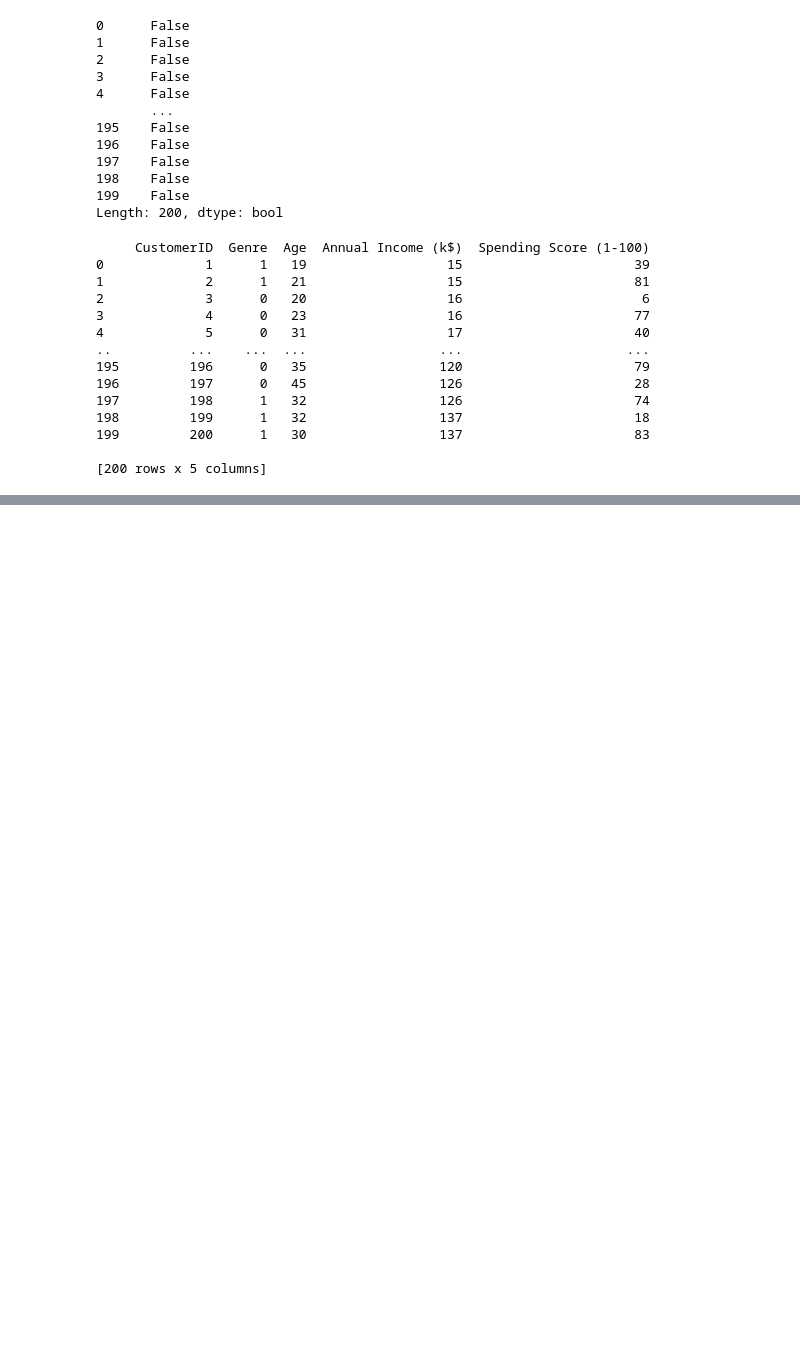
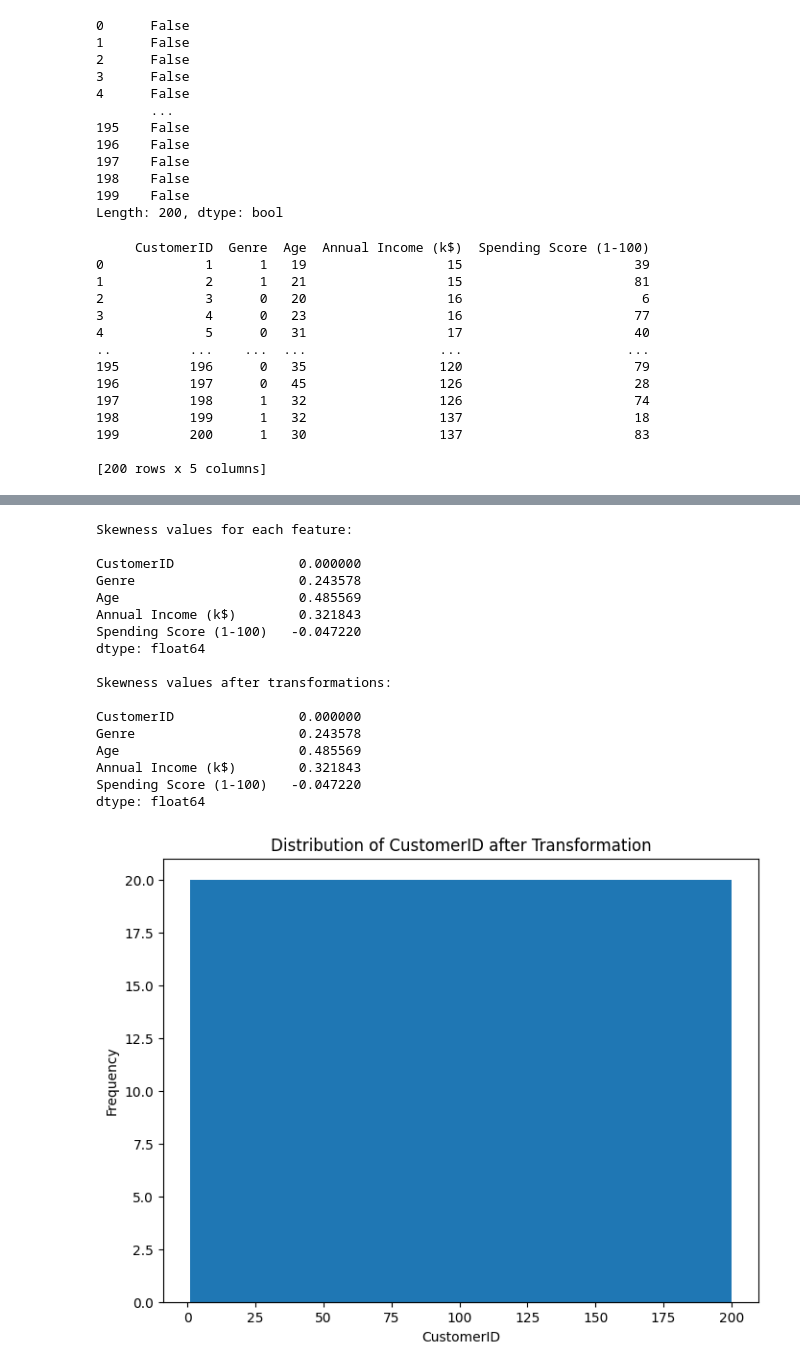
Before and after one commit to JaveriaIrfan686/Mall-Customer-by-using-Clustering, a Jupyter notebook: mall customer clustering.ipynb, the cells around one changed output, grey strips where cells are left out. Cells and saved outputs as stored; diff of their text form; code cells hidden in the pictures; blank space fills up the shorter version.

```diff
--- a/mall customer clustering.ipynb
+++ b/mall customer clustering.ipynb
@@ -194,0 +308,68 @@ Index: []
+# %%
+import pandas as pd
+import numpy as np
+
+
+# Create a DataFrame from the data
+df = pd.DataFrame(df_encoded)
+
+# Calculate skewness for each numeric feature
+skewness = df.apply(lambda x: x.skew())
+
+# Print skewness values
+print("Skewness values for each feature:\n")
+print(skewness)
+
+# Set a threshold for skewness (you can adjust this threshold)
+skewness_threshold = 0.5
+
+# Identify positively skewed features
+positively_skewed_features = skewness[skewness > skewness_threshold].index
+
+# Identify negatively skewed features
+negatively_skewed_features = skewness[skewness < -skewness_threshold].index
+
+# Apply log transformation to positively skewed features
+for feature in positively_skewed_features:
+    df[feature] = np.log1p(df[feature])
+
+# Apply square root transformation to negatively skewed features
+for feature in negatively_skewed_features:
+    df[feature] = np.sqrt(df[feature])
+
+# Calculate skewness again after transformations
+skewness_after = df.apply(lambda x: x.skew())
+
+# Print skewness values after transformations
+print("\nSkewness values after transformations:\n")
+print(skewness_after)
+
+import matplotlib.pyplot as plt
+
+# Visualize the data distribution after skewness transformations
+for feature_name in df.columns:
+    plt.figure(figsize=(8, 6))
+    plt.hist(df[feature_name], bins=10)  # You can adjust the number of bins
+    plt.title(f'Distribution of {feature_name} after Transformation')
+    plt.xlabel(feature_name)
+    plt.ylabel('Frequency')
+    plt.show()
+# %% [output]
+Skewness values for each feature:
+
+CustomerID                0.000000
+Genre                     0.243578
+Age                       0.485569
+Annual Income (k$)        0.321843
+Spending Score (1-100)   -0.047220
+dtype: float64
+
+Skewness values after transformations:
+
+CustomerID                0.000000
+Genre                     0.243578
+Age                       0.485569
+Annual Income (k$)        0.321843
+Spending Score (1-100)   -0.047220
+dtype: float64
+[figure, added]
```
Also changed, not shown: parts of 5 cells of this notebook.
